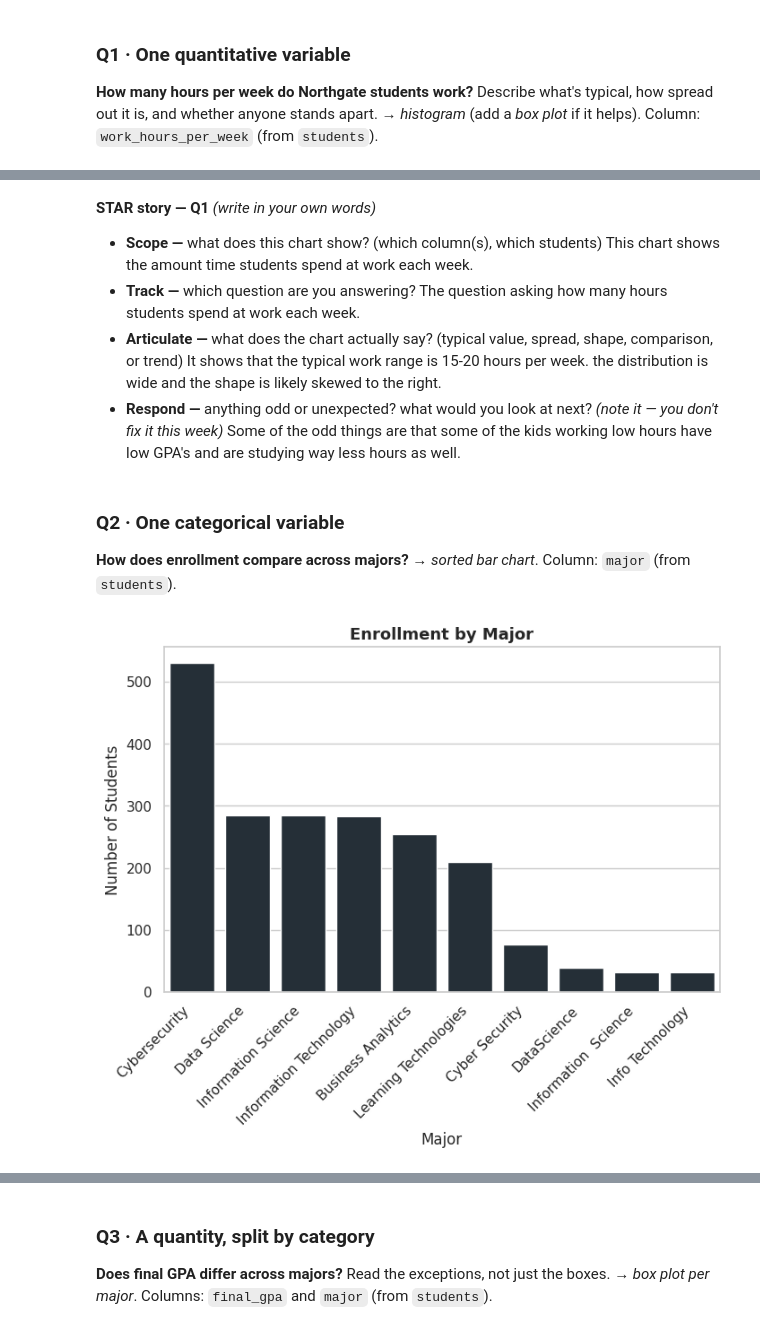
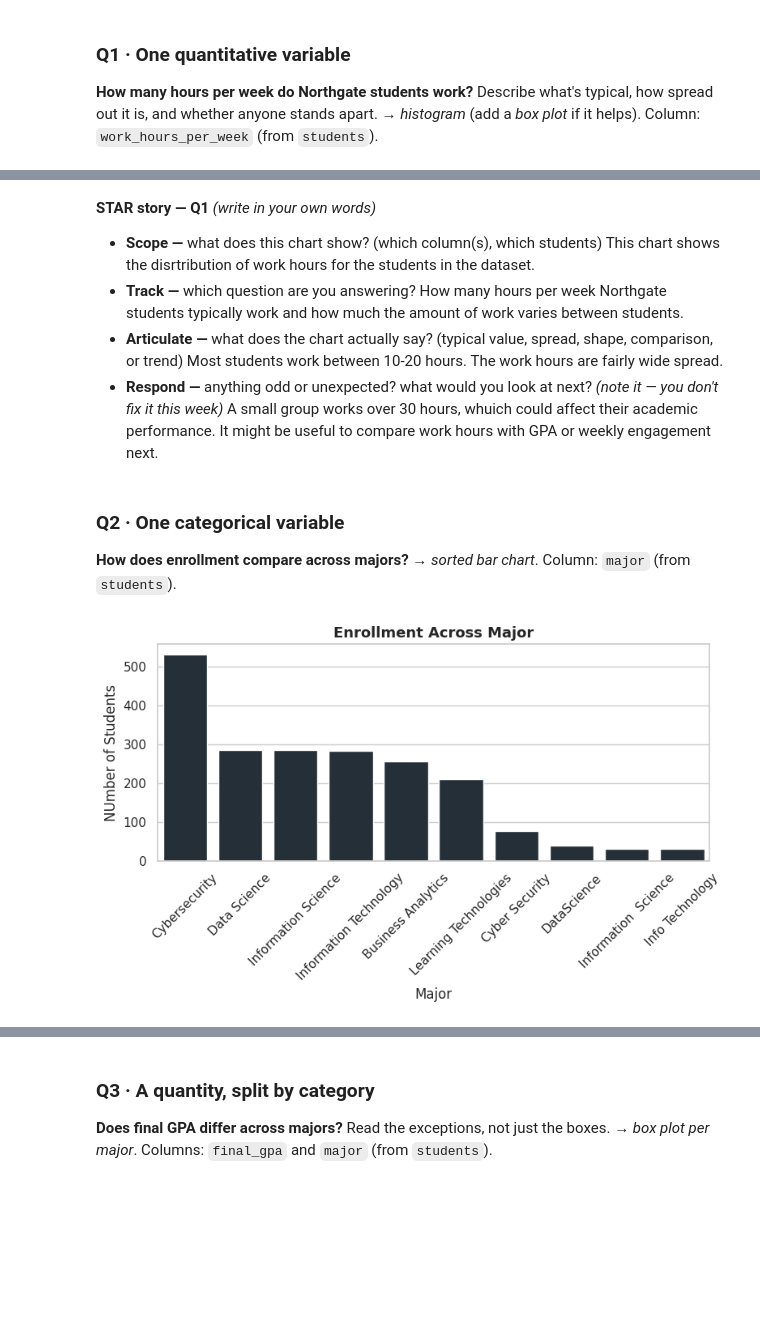
Before and after one commit to Caleb-Harper/Caleb_INFO4670_Fall2026, a Jupyter notebook: INFO4670_Week3_Assignment1_Template.ipynb, the cells around one changed output, grey strips where cells are left out. Drawn from its saved outputs; the diff is of its cells as text; code cells hidden in the pictures; blank space fills up the shorter version.

```diff
--- a/INFO4670_Week3_Assignment1_Template.ipynb
+++ b/INFO4670_Week3_Assignment1_Template.ipynb
@@ -104,29 +93,44 @@ plt.show()
 # %% [markdown]
 **STAR story — Q1** *(write in your own words)*
 
-- **Scope —** what does this chart show? (which column(s), which students) This chart shows the amount time students spend at work each week.
-- **Track —** which question are you answering? The question asking how many hours students spend at work each week.
-- **Articulate —** what does the chart actually say? (typical value, spread, shape, comparison, or trend) It shows that the typical work range is 15-20 hours per week. the distribution is wide and the shape is likely skewed to the right.
-- **Respond —** anything odd or unexpected? what would you look at next? *(note it — you don't fix it this week)* Some of the odd things are that some of the kids working low hours have low GPA's and are studying way less hours as well.
+- **Scope —** what does this chart show? (which column(s), which students) This chart shows the disrtribution of work hours for the students in the dataset.
+- **Track —** which question are you answering? How many hours per week Northgate students typically work and how much the amount of work varies between students.
+- **Articulate —** what does the chart actually say? (typical value, spread, shape, comparison, or trend) Most students work between 10-20 hours. The work hours are fairly wide spread.
+- **Respond —** anything odd or unexpected? what would you look at next? *(note it — you don't fix it this week)* A small group works over 30 hours, whuich could affect their academic performance. It might be useful to compare work hours with GPA or weekly engagement next.
 # %% [markdown]
 ### Q2 · One categorical variable
 **How does enrollment compare across majors?**
 → *sorted bar chart*. Column: `major` (from `students`).
 # %%
 # Copy the closest cell from the Guided notebook, then fill in the blanks.
+#
+#   fig, ax = plt.subplots()
+#   sns.__________(data=________, x="__________", color=NAVY, ax=ax)   # which chart? which column(s)?
+#   ax.set_title("__________")
+#   ax.set_xlabel("__________")
+#   ax.set_ylabel("__________")
+#   plt.show()
 
-major_counts = students["major"].value_counts().reset_index()
-major_counts.columns = ["major", "count"]
-
+major_counts = (
+    students["major"]
+    .value_counts()
+    .sort_values(ascending=False)
+)
 fig, ax = plt.subplots()
-sns.barplot(data=major_counts, x="major", y="count", color=NAVY, ax=ax)   # which chart? which column(s)?
-ax.set_title("Enrollment by Major")
+sns.barplot(
+    x=major_counts.index,
+    y=major_counts.values,
+    color=NAVY,
+    ax=ax
+)
+ax.set_title("Enrollment Across Major")
 ax.set_xlabel("Major")
-ax.set_ylabel("Number of Students")
-plt.xticks(rotation=45, ha="right")
+ax.set_ylabel("NUmber of Students")
+plt.xticks(rotation=45)
+plt.tight_layout()
 plt.show()
 # %% [output]
-[figure, old version]
+[figure, new version]
 # %% [markdown]
 **STAR story — Q2** *(write in your own words)*
 
```
Also changed, not shown: parts of 15 cells of this notebook.
